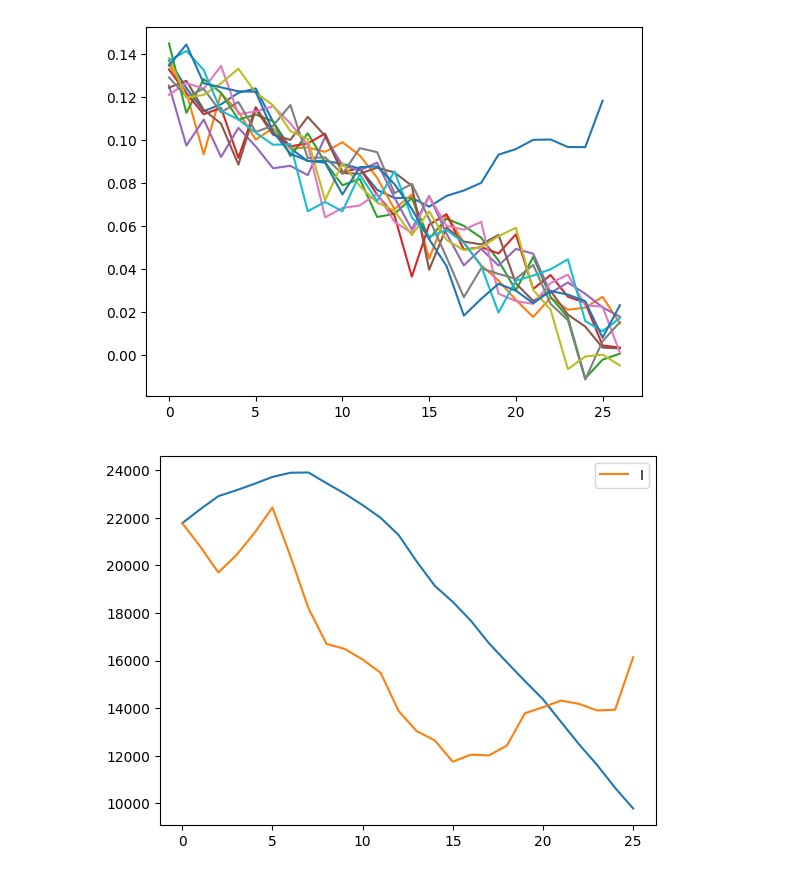
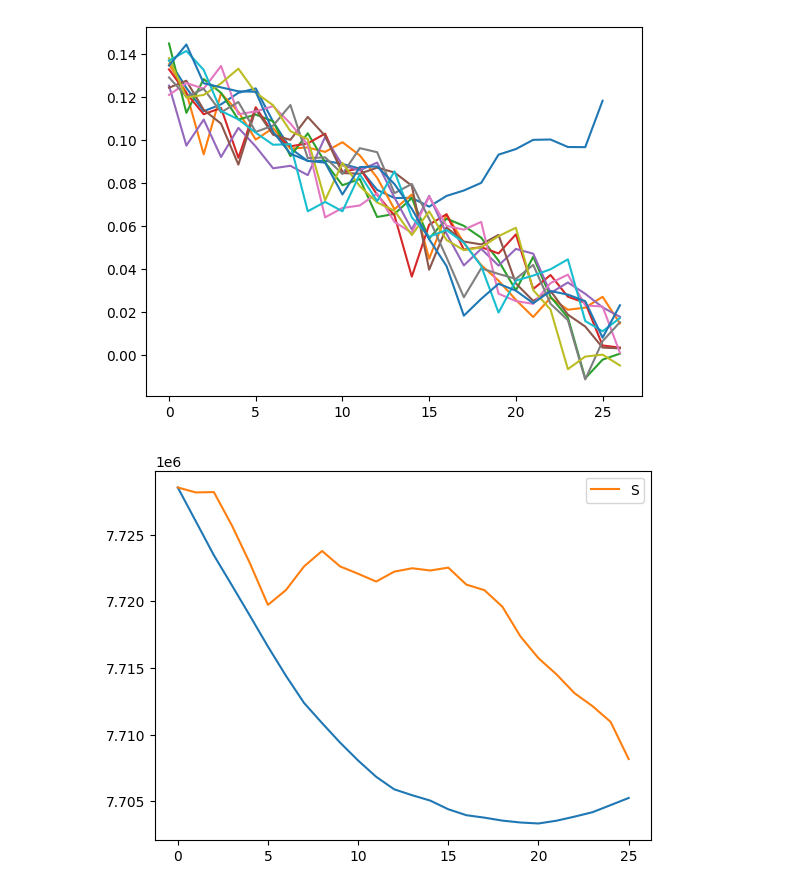
Before and after one commit to atiumcache/PF_forecast, a Jupyter notebook: juptyer notebooks/LSODA_forecasting.ipynb, the cells around one changed output. Saved outputs shown, nothing was run; the diff lists cells and outputs as text; code cells hidden in the pictures.

```diff
--- a/juptyer notebooks/LSODA_forecasting.ipynb
+++ b/juptyer notebooks/LSODA_forecasting.ipynb
@@ -91,34 +91,34 @@ sol =  solve_ivp(fun=lambda t,z: RHS_H(t,z,par),
                     method='LSODA')
 
 labels = ['S','I','R','H']
-for i in range(1,4):
+for i in range(4):
     plt.plot(sol.y[i,:])
     plt.plot(estimated_state[round(t_span[0]):round(t_span[1]),i],label = labels[i])
     plt.legend()
     plt.show()
 
 
 par_p={
 "beta":beta,
 "gamma":0.1,
 "hosp":15,
 "L":90,
 "D":10}
 
 
 y0 = np.concatenate((state,observations[t_span[0]]))
 sol =  solve_ivp(fun=lambda t,z: RHS_H(t,z,par_p),
                     jac=lambda t,z:Jacobian(t,z,par_p),
                     t_span=t_span,
                     t_eval= np.linspace(t_span[0],t_span[1],num=26),
                     y0=y0,
                     method='LSODA')
 
 plt.title('New Hospitalizations')
 plt.plot(np.diff(sol.y[4,:]),label = "Predicted")
 plt.plot(observations[t_span[0]:t_span[1]],label = "Real")
 plt.legend()
 plt.show()
 # %% [output]
 [figure]
-[figure, old version]
+[figure, new version]
```
Also changed, not shown: parts of 1 cell of this notebook, 1 other file.
